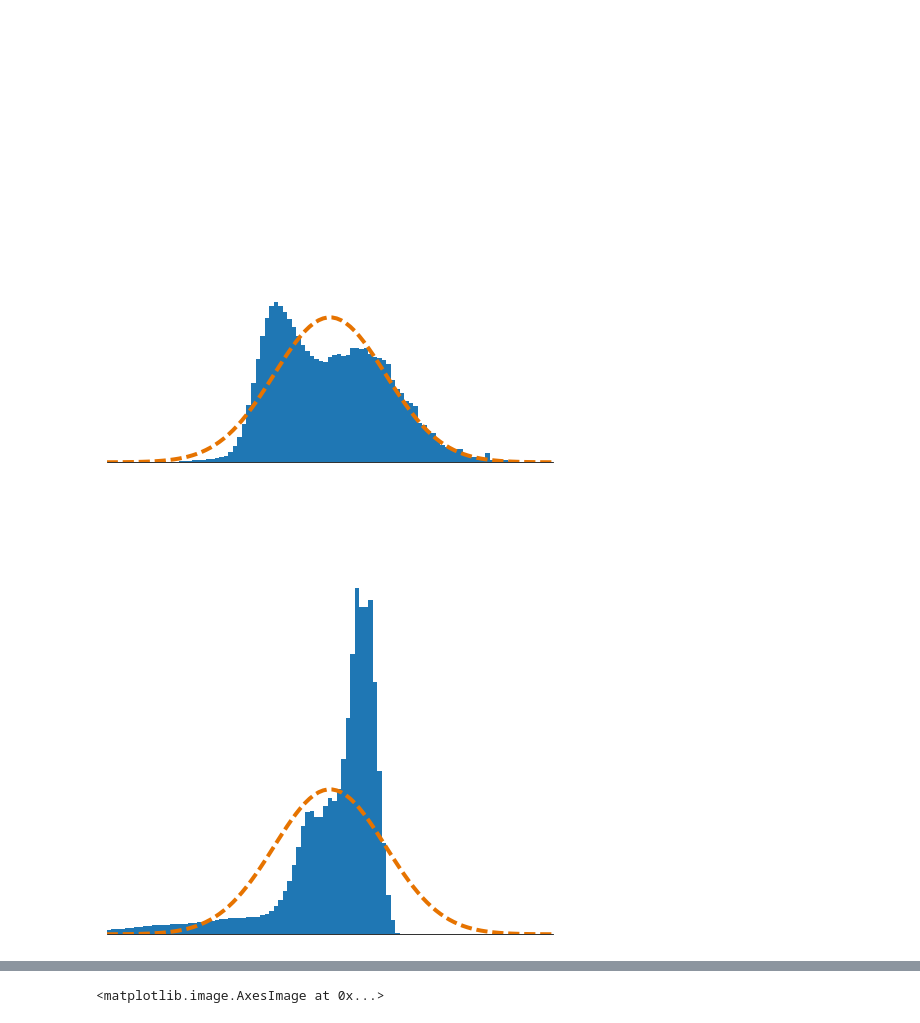
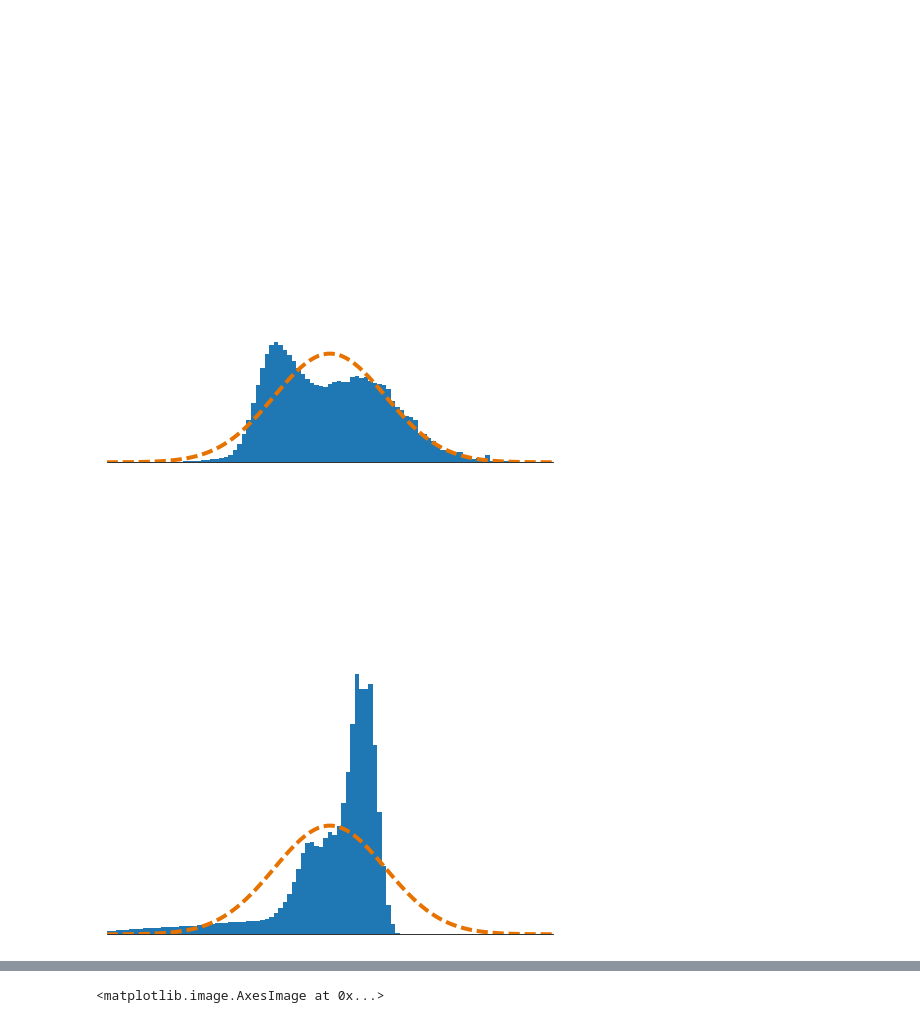
Before and after one commit to BirdVox/lostanlen_spl2018, a Jupyter notebook: pcen_histograms.ipynb, the cells around one changed output, grey strips where cells are left out. Cells and saved outputs as stored; diff of their text form; code cells hidden in the pictures.

```diff
--- a/pcen_histograms.ipynb
+++ b/pcen_histograms.ipynb
@@ -155,7 +155,7 @@ for subfolder_id in range(len(subfolders)):
     ygauss = gaussmax * np.exp(-(xgauss*xgauss)/2)
     plt.plot(xgauss, ygauss, '--', color="#E67300", linewidth=4.0)
     plt.xlim([-4,4])
-    plt.ylim([0, gaussmax*3])
+    plt.ylim([0, gaussmax*4])
     ax = plt.gca()
     ax.spines['top'].set_visible(False)
     ax.spines['left'].set_visible(False)
@@ -171,7 +171,7 @@ for subfolder_id in range(len(subfolders)):
     plt.hist((BC_ravel - np.mean(BC_ravel)) / np.std(BC_ravel), bins=xgauss);
     plt.plot(xgauss, ygauss, '--', color="#E67300", linewidth=4.0)
     plt.xlim([-4,4])
-    plt.ylim([0, gaussmax*3])
+    plt.ylim([0, gaussmax*4])
     ax = plt.gca()
     ax.spines['top'].set_visible(False)
     ax.spines['left'].set_visible(False)
@@ -187,7 +187,7 @@ for subfolder_id in range(len(subfolders)):
     plt.hist((EoverM_ravel - np.mean(EoverM_ravel)) / np.std(EoverM_ravel), bins=xgauss);
     plt.plot(xgauss, ygauss, '--', color="#E67300", linewidth=4.0)
     plt.xlim([-4,4])
-    plt.ylim([0, gaussmax*3])
+    plt.ylim([0, gaussmax*4])
     ax = plt.gca()
     ax.spines['top'].set_visible(False)
     ax.spines['left'].set_visible(False)
@@ -203,7 +203,7 @@ for subfolder_id in range(len(subfolders)):
     plt.hist((EoverMplusEps_ravel - np.mean(EoverMplusEps_ravel)) / np.std(EoverMplusEps_ravel), bins=xgauss);
     plt.plot(xgauss, ygauss, '--', color="#E67300", linewidth=4.0)
     plt.xlim([-4,4])
-    plt.ylim([0, gaussmax*3])
+    plt.ylim([0, gaussmax*4])
     ax = plt.gca()
     ax.spines['top'].set_visible(False)
     ax.spines['left'].set_visible(False)
@@ -219,7 +219,7 @@ for subfolder_id in range(len(subfolders)):
     plt.hist((G_ravel - np.mean(G_ravel)) / np.std(G_ravel), bins=xgauss);
     plt.plot(xgauss, ygauss, '--', color="#E67300", linewidth=4.0)
     plt.xlim([-4,4])
-    plt.ylim([0, gaussmax*3])
+    plt.ylim([0, gaussmax*4])
     ax = plt.gca()
     ax.spines['top'].set_visible(False)
     ax.spines['left'].set_visible(False)
@@ -235,34 +235,34 @@ for subfolder_id in range(len(subfolders)):
     plt.hist((PCEN_ravel - np.mean(PCEN_ravel)) / np.std(PCEN_ravel), bins=xgauss);
     plt.plot(xgauss, ygauss, '--', color="#E67300", linewidth=4.0)
     plt.xlim([-4,4])
-    plt.ylim([0, gaussmax*3])
+    plt.ylim([0, gaussmax*4])
     ax = plt.gca()
     ax.spines['top'].set_visible(False)
     ax.spines['left'].set_visible(False)
     ax.spines['right'].set_visible(False)
     plt.tick_params(labelleft="off", left="off")
     print(scipy.stats.skew(PCEN_ravel))
     print(scipy.stats.kurtosis(PCEN_ravel))
     plt.gca().axes.get_xaxis().set_visible(False)
     fig.savefig(subfolder_str + '_PCEN_histogram.eps',
         transparent=True, bbox_inches="tight")
 # %% [output]
 0
 0.3706280232695824
 -0.4461436017852316
 -2.2693449653180378
 6.379074134525407
 -0.6191041683240015
 0.3697461141488887
 -0.6190971402432356
 0.36973537192425043
 -0.16077676510555383
 0.24681961258084684
 -0.2942455146286453
 ... (10 lines left out)
 0.11763164660745362
 -0.24584987649921386
 -0.016915287125780585
 -0.27043762183634934
-[figure, old version]
+[figure, new version]
-[figure, old version]
+[figure, new version]
```
Also changed, not shown: parts of 1 cell of this notebook, 12 other files.
